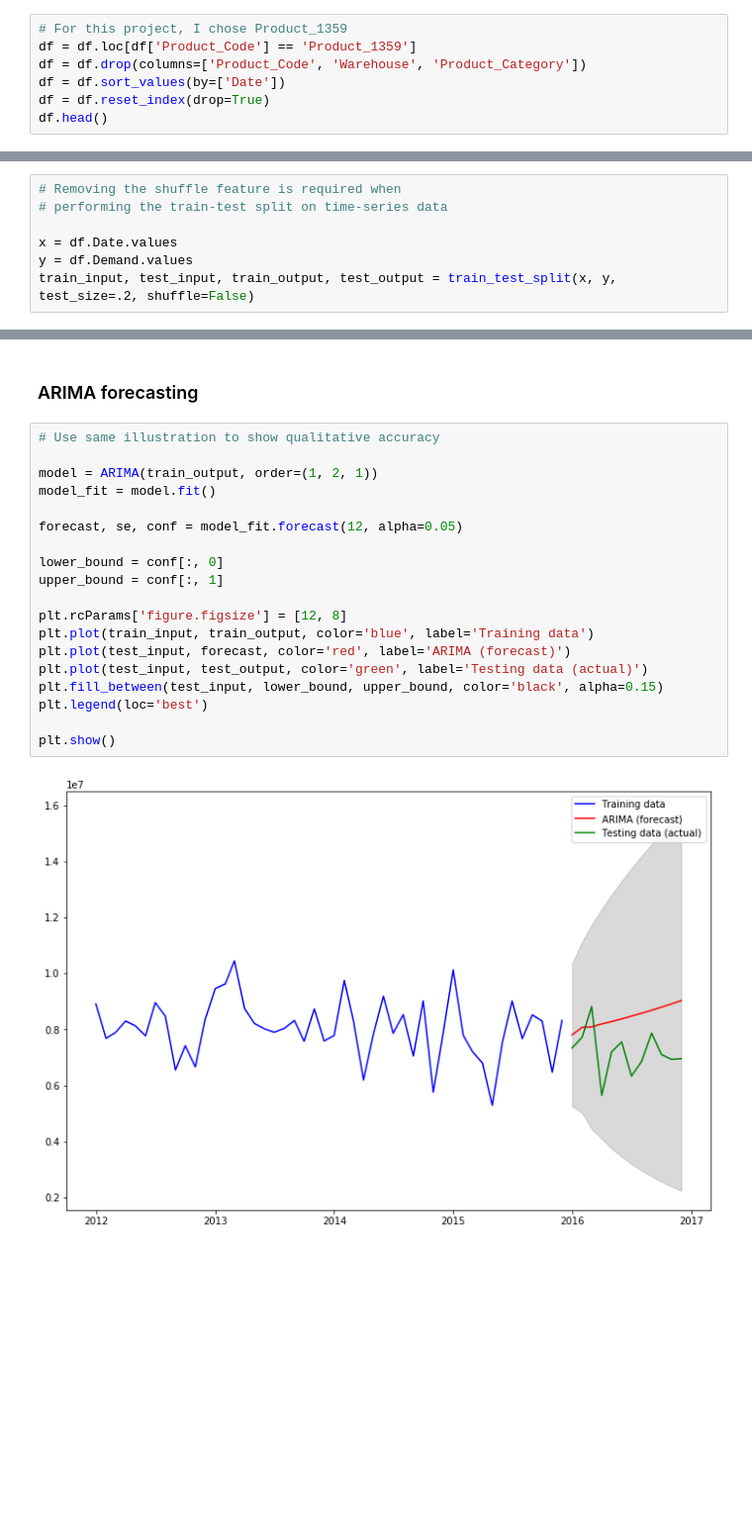
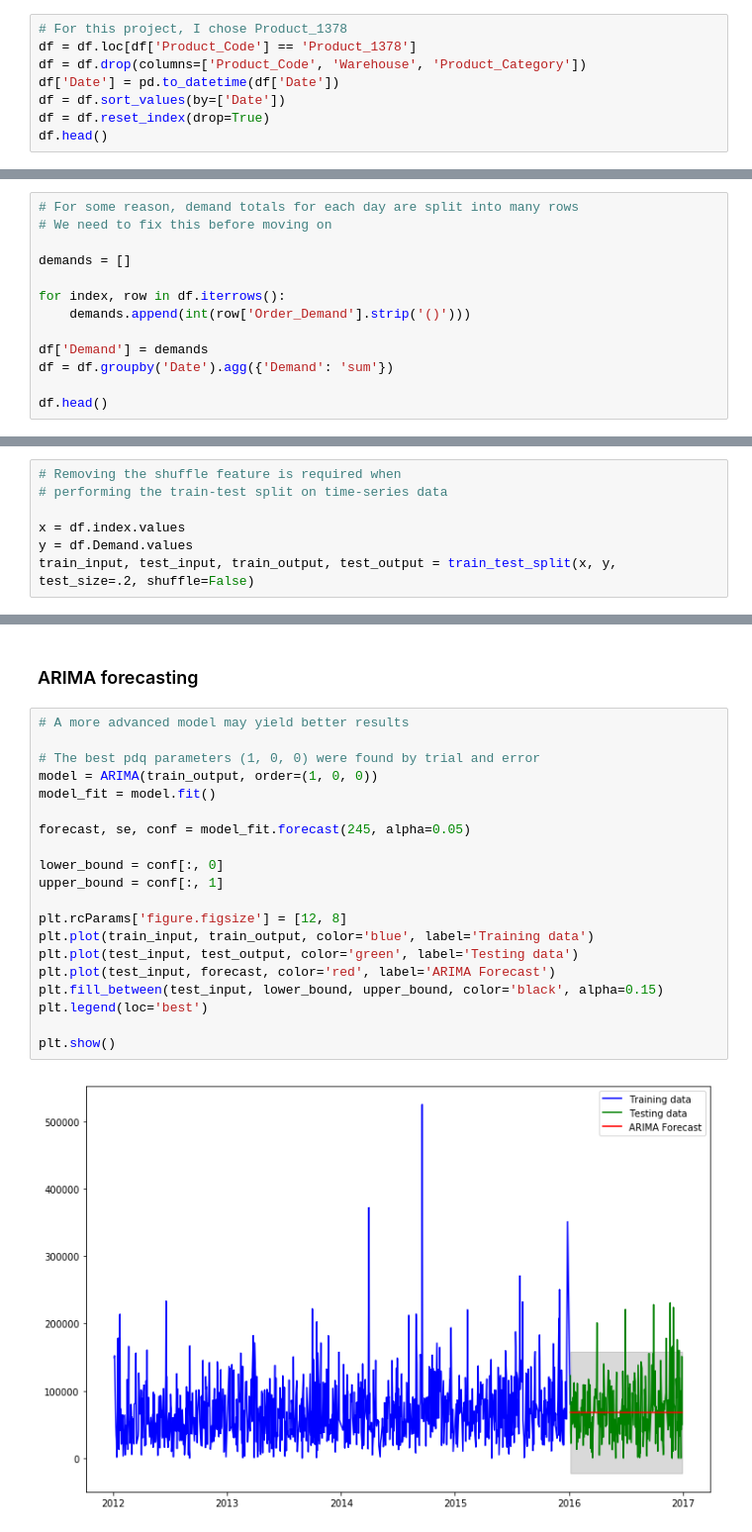
Before and after one commit to mt3443/time-series, a Jupyter notebook: time_series.ipynb, the cells around one changed output, grey strips where cells are left out. Shown at 99% size. Drawn from its saved outputs; the diff is of its cells as text; blank space fills up the shorter version.

Commit message:
Finished project

```diff
--- a/time_series.ipynb
+++ b/time_series.ipynb
@@ -39,9 +41,10 @@ Name: Product_Code, dtype: int64
 # %% [markdown]
 ### Remove unnecessary data
 # %%
-# For this project, I chose Product_1359
-df = df.loc[df['Product_Code'] == 'Product_1359']
+# For this project, I chose Product_1378
+df = df.loc[df['Product_Code'] == 'Product_1378']
 df = df.drop(columns=['Product_Code', 'Warehouse', 'Product_Category'])
+df['Date'] = pd.to_datetime(df['Date'])
 df = df.sort_values(by=['Date'])
 df = df.reset_index(drop=True)
 df.head()
@@ -95,0 +60,13 @@ df.head()
+# %%
+# For some reason, demand totals for each day are split into many rows
+# We need to fix this before moving on
+
+demands = []
+
+for index, row in df.iterrows():
+    demands.append(int(row['Order_Demand'].strip('()')))
+
+df['Demand'] = demands
+df = df.groupby('Date').agg({'Demand': 'sum'})
+
+df.head()
@@ -99,6 +84,6 @@ df.head()
 # Removing the shuffle feature is required when
 # performing the train-test split on time-series data
 
-x = df.Date.values
+x = df.index.values
 y = df.Demand.values
 train_input, test_input, train_output, test_output = train_test_split(x, y, test_size=.2, shuffle=False)
@@ -125,23 +126,24 @@ r2_score(test_output, list(moving_average['Demand'][-12:]))
 # %% [markdown]
 ### ARIMA forecasting
 # %%
-# Use same illustration to show qualitative accuracy
+# A more advanced model may yield better results
 
-model = ARIMA(train_output, order=(1, 2, 1))
+# The best pdq parameters (1, 0, 0) were found by trial and error
+model = ARIMA(train_output, order=(1, 0, 0))
 model_fit = model.fit()
 
-forecast, se, conf = model_fit.forecast(12, alpha=0.05)
+forecast, se, conf = model_fit.forecast(245, alpha=0.05)
 
 lower_bound = conf[:, 0]
 upper_bound = conf[:, 1]
 
 plt.rcParams['figure.figsize'] = [12, 8]
 plt.plot(train_input, train_output, color='blue', label='Training data')
-plt.plot(test_input, forecast, color='red', label='ARIMA (forecast)')
-plt.plot(test_input, test_output, color='green', label='Testing data (actual)')
+plt.plot(test_input, test_output, color='green', label='Testing data')
+plt.plot(test_input, forecast, color='red', label='ARIMA Forecast')
 plt.fill_between(test_input, lower_bound, upper_bound, color='black', alpha=0.15)
 plt.legend(loc='best')
 
 plt.show()
 # %% [output]
-[figure, old version]
+[figure, new version]
```
Also changed, not shown: parts of 15 cells of this notebook.
